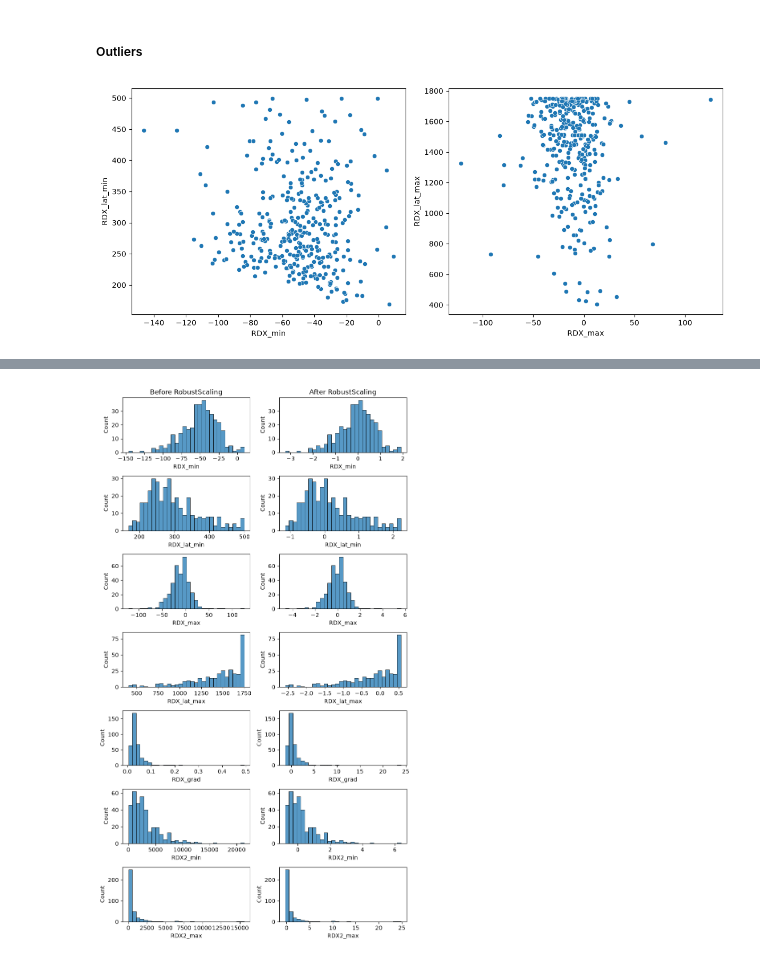
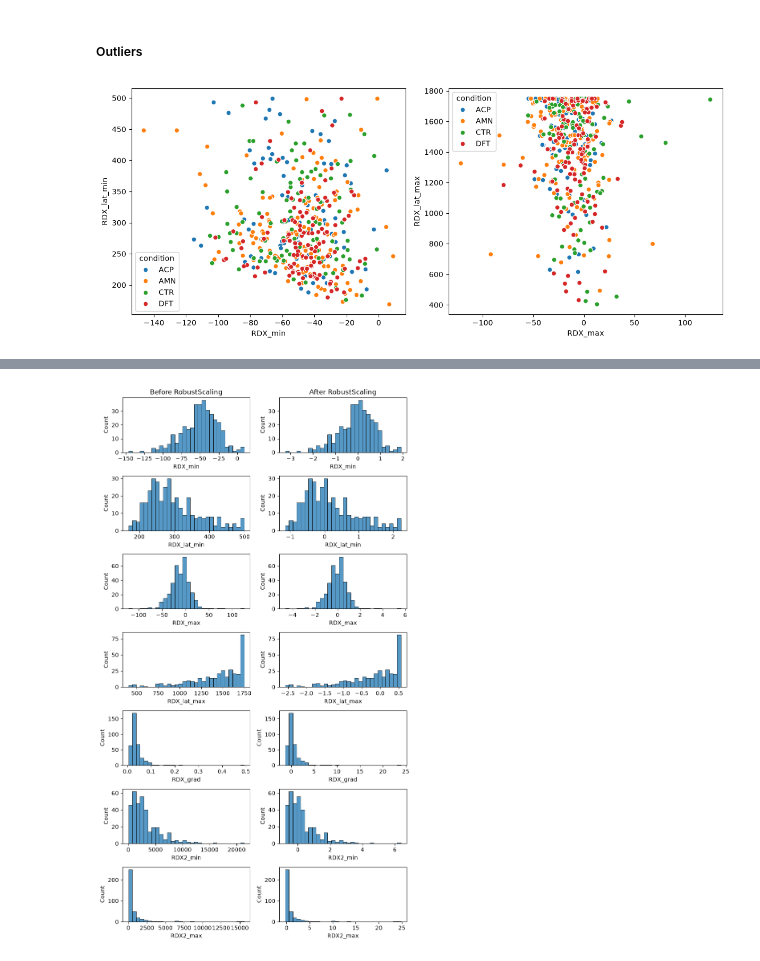
Before and after one commit to arthbreaker/2026_M1_internship, a Jupyter notebook: data_preparation.ipynb, the cells around one changed output, grey strips where cells are left out. Drawn from its saved outputs; the diff is of its cells as text; code cells hidden in the pictures.

```diff
--- a/data_preparation.ipynb
+++ b/data_preparation.ipynb
@@ -158,12 +158,12 @@ plt.tight_layout()
 # %%
 fig, ax = plt.subplots(1, 2, figsize=(12, 5))
 
 
-sns.scatterplot(X_train, x='RDX_min', y='RDX_lat_min', ax=ax[0])
-sns.scatterplot(X_train, x='RDX_max', y='RDX_lat_max', ax=ax[1])
+sns.scatterplot(rdx_data, x='RDX_min', y='RDX_lat_min', ax=ax[0], hue='condition')
+sns.scatterplot(rdx_data, x='RDX_max', y='RDX_lat_max', ax=ax[1], hue='condition')
 plt.tight_layout()
 # %% [output]
-[figure, old version]
+[figure, new version]
 # %%
 sns.relplot(df, x='time', y='RDX_rolling', col_wrap=5, col='condition_id', hue='valence', kind='line', errorbar=None)
 # %% [output]
```
Also changed, not shown: parts of 10 cells of this notebook, 13 other files.
